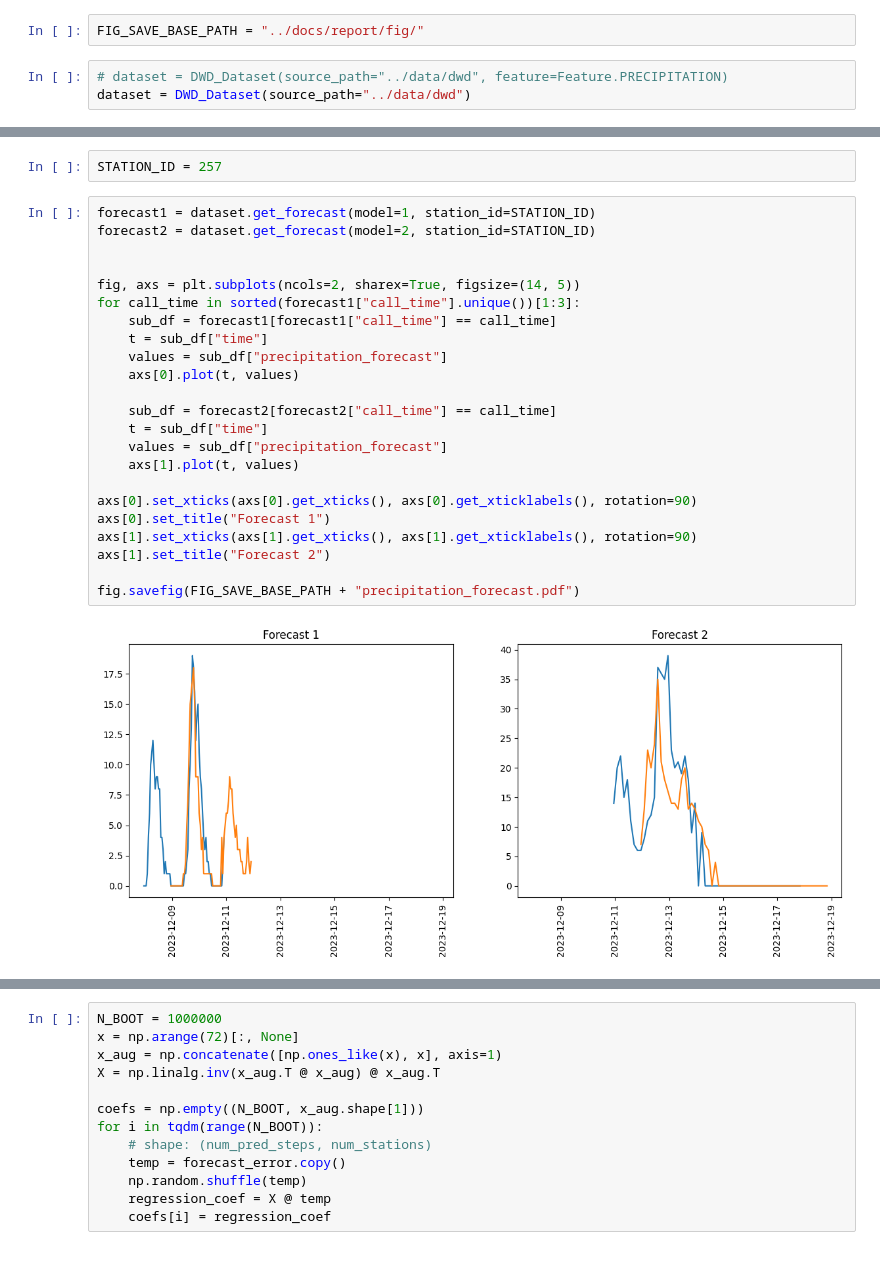
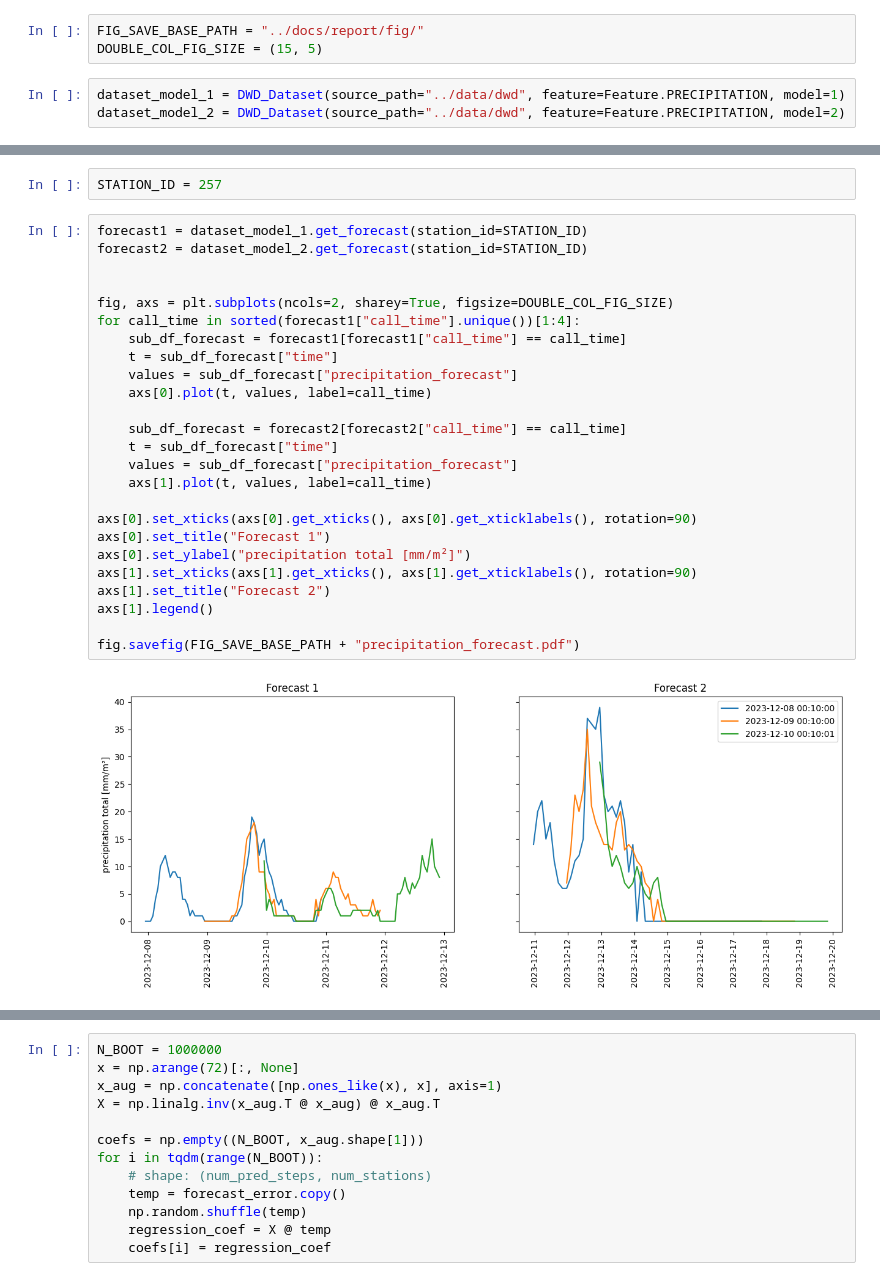
Before and after one commit to RobinU434/DataLiteracy, a Jupyter notebook: studies/13_01_24_RU_glimps_into_data.ipynb, the cells around one changed output, grey strips where cells are left out. Cells and saved outputs as stored; diff of their text form.

Commit message:
updated notebook accoding to bugfix in dataset for model 2

```diff
--- a/studies/13_01_24_RU_glimps_into_data.ipynb
+++ b/studies/13_01_24_RU_glimps_into_data.ipynb
@@ -17,35 +17,38 @@ from studies.utils.dwd_data import DWD_Dataset
 # %%
 FIG_SAVE_BASE_PATH = "../docs/report/fig/"
+DOUBLE_COL_FIG_SIZE = (15, 5)
 # %%
-# dataset = DWD_Dataset(source_path="../data/dwd", feature=Feature.PRECIPITATION)
-dataset = DWD_Dataset(source_path="../data/dwd")
+dataset_model_1 = DWD_Dataset(source_path="../data/dwd", feature=Feature.PRECIPITATION, model=1)
+dataset_model_2 = DWD_Dataset(source_path="../data/dwd", feature=Feature.PRECIPITATION, model=2)
 # %% [markdown]
 First look at one specific station
 # %%
 STATION_ID = 257
 # %%
-forecast1 = dataset.get_forecast(model=1, station_id=STATION_ID)
-forecast2 = dataset.get_forecast(model=2, station_id=STATION_ID)
+forecast1 = dataset_model_1.get_forecast(station_id=STATION_ID)
+forecast2 = dataset_model_2.get_forecast(station_id=STATION_ID)
 
 
-fig, axs = plt.subplots(ncols=2, sharex=True, figsize=(14, 5))
-for call_time in sorted(forecast1["call_time"].unique())[1:3]:
-    sub_df = forecast1[forecast1["call_time"] == call_time]
-    t = sub_df["time"]
-    values = sub_df["precipitation_forecast"]
-    axs[0].plot(t, values)
+fig, axs = plt.subplots(ncols=2, sharey=True, figsize=DOUBLE_COL_FIG_SIZE)
+for call_time in sorted(forecast1["call_time"].unique())[1:4]:
+    sub_df_forecast = forecast1[forecast1["call_time"] == call_time]
+    t = sub_df_forecast["time"]
+    values = sub_df_forecast["precipitation_forecast"]
+    axs[0].plot(t, values, label=call_time)
 
-    sub_df = forecast2[forecast2["call_time"] == call_time]
-    t = sub_df["time"]
-    values = sub_df["precipitation_forecast"]
-    axs[1].plot(t, values)
+    sub_df_forecast = forecast2[forecast2["call_time"] == call_time]
+    t = sub_df_forecast["time"]
+    values = sub_df_forecast["precipitation_forecast"]
+    axs[1].plot(t, values, label=call_time)
 
 axs[0].set_xticks(axs[0].get_xticks(), axs[0].get_xticklabels(), rotation=90)
 axs[0].set_title("Forecast 1")
+axs[0].set_ylabel("precipitation total [mm/m²]")
 axs[1].set_xticks(axs[1].get_xticks(), axs[1].get_xticklabels(), rotation=90)
 axs[1].set_title("Forecast 2")
+axs[1].legend()
 
 fig.savefig(FIG_SAVE_BASE_PATH + "precipitation_forecast.pdf")
 # %% [output]
-[figure, old version]
+[figure, new version]
 # %%
```
Also changed, not shown: parts of 20 cells of this notebook.
